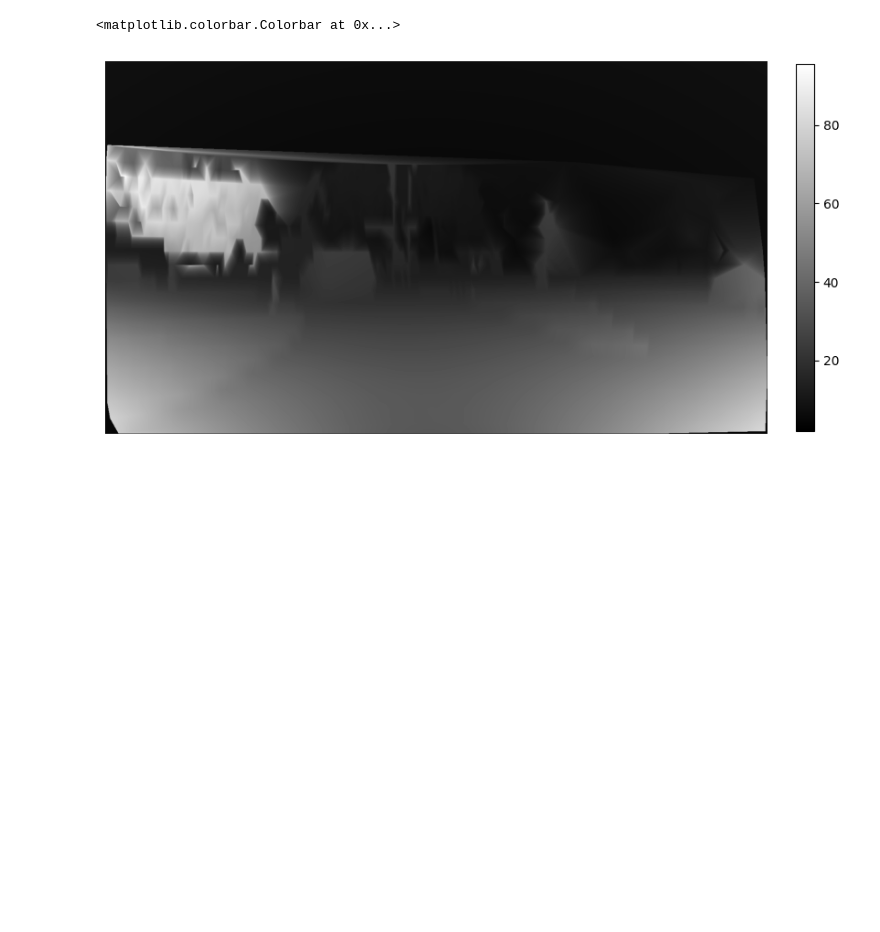
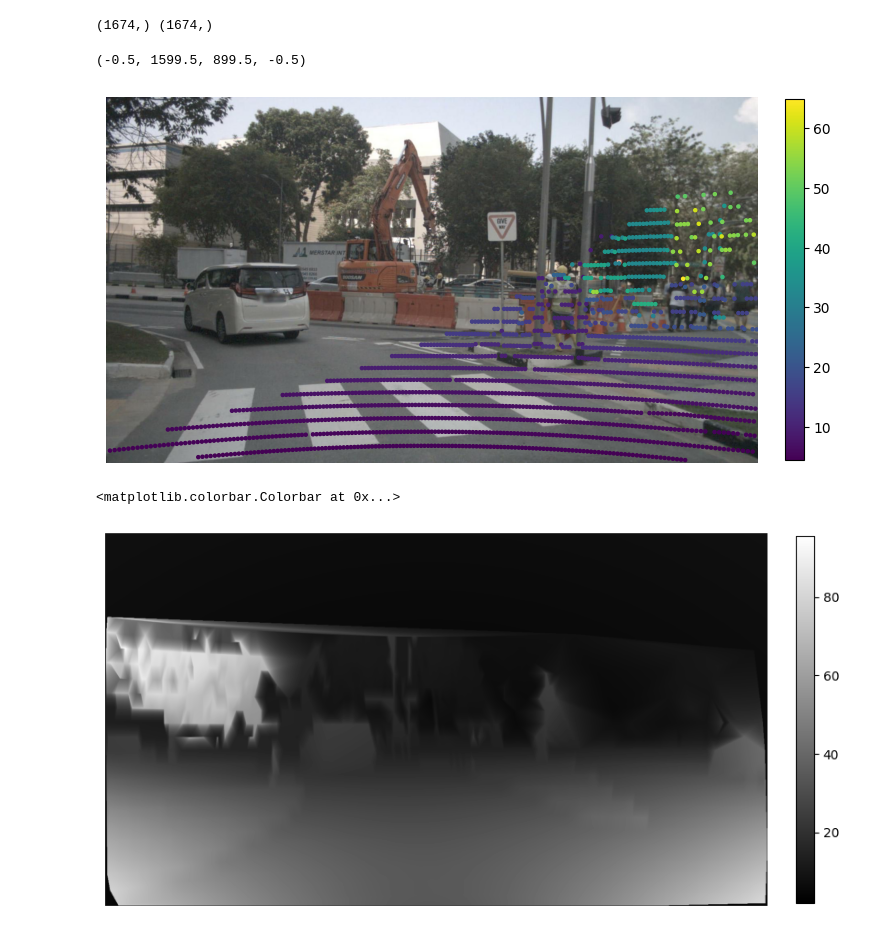
Before and after one commit to ShngJZ/LiDAR-Filter-Dev, a Jupyter notebook: test_filter.ipynb, the cells around one changed output. Saved outputs shown, nothing was run; the diff lists cells and outputs as text; code cells hidden in the pictures; blank space fills up the shorter version.

```diff
--- a/test_filter.ipynb
+++ b/test_filter.ipynb
@@ -150,0 +153,12 @@ occ_map = occlusion_detector.apply(intrinsic, pose, depthmap,1000)
+# %%
+#Sample occlusion values for the original sparse depth points
+grid = points[:2,:].T
+grid /= torch.tensor([[1600,900]], dtype=torch.float32)
+grid = grid[None, None, :, :].to(torch.float32).cuda()
+
+inp = occ_map.to(torch.float32).permute(0,1,3,2)
+
+out = torch.nn.functional.grid_sample(inp, grid).to('cpu')
+mask = (out.squeeze() < 0.5 )
+filtered_pts = points[:,mask]
+filtered_depth = depth[mask]
@@ -151,3 +176,27 @@ occ_map = occlusion_detector.apply(intrinsic, pose, depthmap,1000)
+# %%
+#Remove outliers
+min_dist = 1.0
+mask = np.ones(filt_rgb_depths.shape[0], dtype=bool)
+mask = np.logical_and(mask, filt_rgb_depths > min_dist)
+mask = np.logical_and(mask, filt_rgb_pts[0, :] > 1)
+mask = np.logical_and(mask, filt_rgb_pts[0, :] < im.size[0] - 1)
+mask = np.logical_and(mask, filt_rgb_pts[1, :] > 1)
+mask = np.logical_and(mask, filt_rgb_pts[1, :] < im.size[1] - 1)
+filt_rgb_pts = filt_rgb_pts[:, mask]
+filt_coloring = filt_coloring[mask]
+# %% [output]
+(1674,) (1674,)
+# %%
+dot_size = 5
+fig, ax = plt.subplots(1, 1, figsize=(9, 16))
+ax.imshow(im)
+plot = ax.scatter(filt_rgb_pts[0, :], filt_rgb_pts[1, :], c=filt_coloring, s=dot_size)
+im_ratio = im.size[1]/im.size[0]
+fig.colorbar(plot, ax=ax, fraction=0.046*im_ratio, pad=0.04)
+ax.axis('off')
+# %% [output]
+(-0.5, 1599.5, 899.5, -0.5)
+[figure, added]
 # %%
 bz, _, h, w = depthmap.shape #Lidar Plane
 
```
Also changed, not shown: parts of 9 cells of this notebook.
